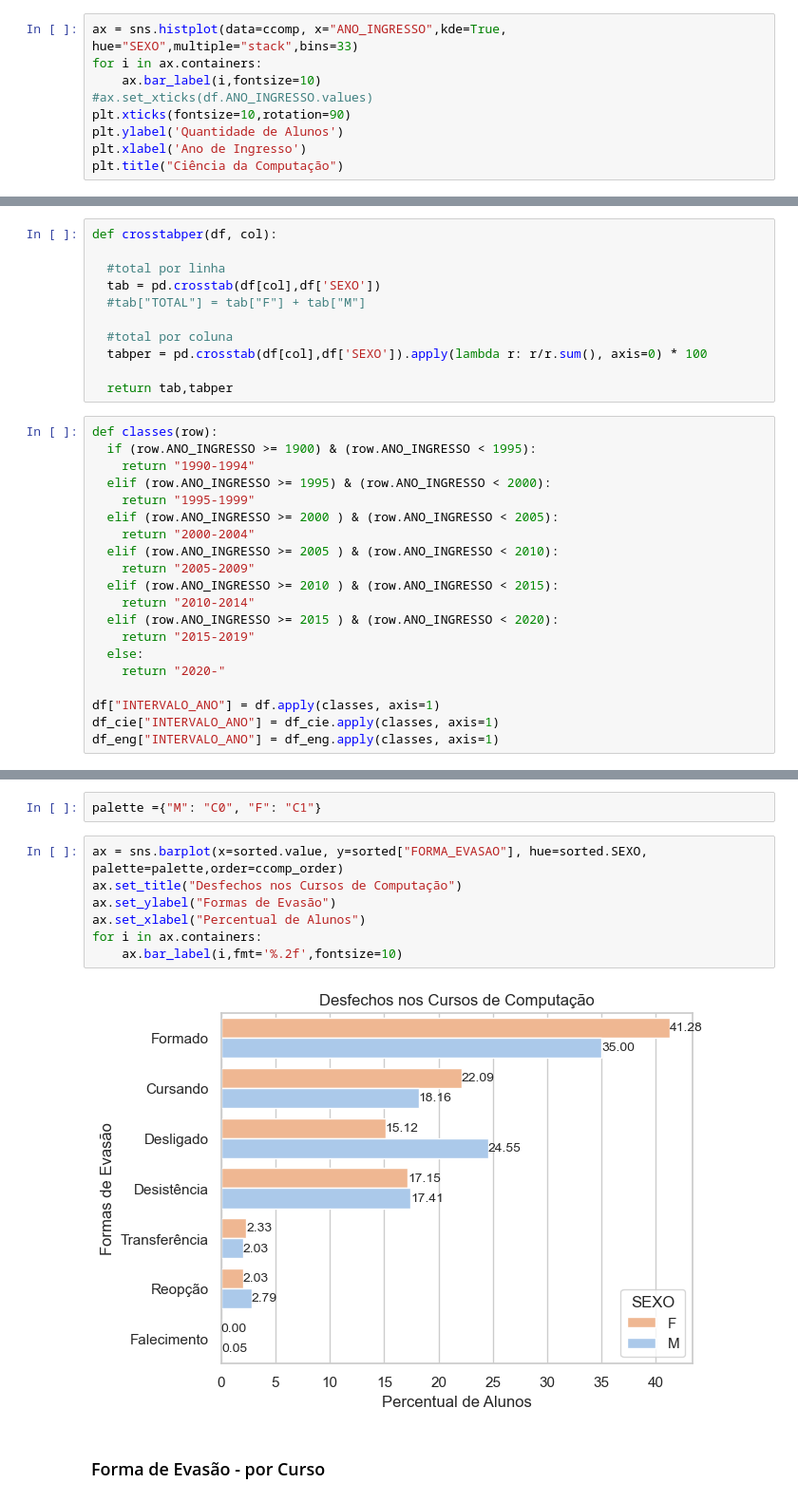
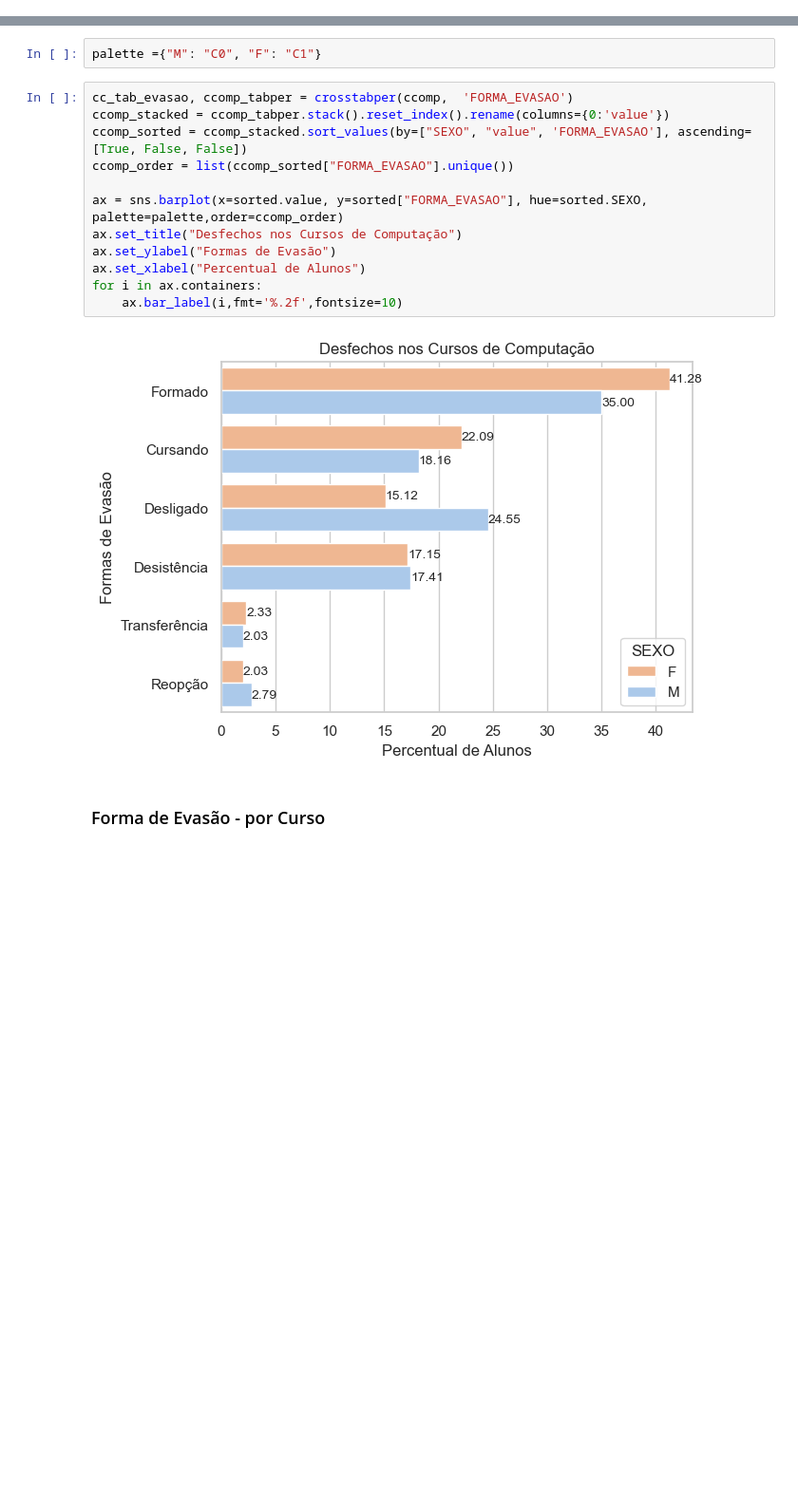
Before and after one commit to ceccoRebeca/mulherescomputacao, a Jupyter notebook: Proplan/EDA_DadosProplan.ipynb, the cells around one changed output, grey strips where cells are left out. Shown at 95% size. Saved outputs shown, nothing was run; the diff lists cells and outputs as text; blank space fills up the shorter version.

```diff
--- a/Proplan/EDA_DadosProplan.ipynb
+++ b/Proplan/EDA_DadosProplan.ipynb
@@ -271,9 +250,0 @@ Text(0.5, 1.0, 'Geral')
-# %%
-ax = sns.histplot(data=ccomp, x="ANO_INGRESSO",kde=True, hue="SEXO",multiple="stack",bins=33)
-for i in ax.containers:
-    ax.bar_label(i,fontsize=10)
-#ax.set_xticks(df.ANO_INGRESSO.values)
-plt.xticks(fontsize=10,rotation=90)
-plt.ylabel('Quantidade de Alunos')
-plt.xlabel('Ano de Ingresso')
-plt.title("Ciência da Computação")
@@ -343,31 +250,0 @@ def crosstabper_linha(df,col):
-# %%
-def crosstabper(df, col):
-
-  #total por linha
-  tab = pd.crosstab(df[col],df['SEXO'])
-  #tab["TOTAL"] = tab["F"] + tab["M"]
-
-  #total por coluna
-  tabper = pd.crosstab(df[col],df['SEXO']).apply(lambda r: r/r.sum(), axis=0) * 100
-
-  return tab,tabper
-# %%
-def classes(row):
-  if (row.ANO_INGRESSO >= 1900) & (row.ANO_INGRESSO < 1995):
-    return "1990-1994"
-  elif (row.ANO_INGRESSO >= 1995) & (row.ANO_INGRESSO < 2000):
-    return "1995-1999"
-  elif (row.ANO_INGRESSO >= 2000 ) & (row.ANO_INGRESSO < 2005):
-    return "2000-2004"
-  elif (row.ANO_INGRESSO >= 2005 ) & (row.ANO_INGRESSO < 2010):
-    return "2005-2009"
-  elif (row.ANO_INGRESSO >= 2010 ) & (row.ANO_INGRESSO < 2015):
-    return "2010-2014"
-  elif (row.ANO_INGRESSO >= 2015 ) & (row.ANO_INGRESSO < 2020):
-    return "2015-2019"
-  else:
-    return "2020-"
-
-df["INTERVALO_ANO"] = df.apply(classes, axis=1)
-df_cie["INTERVALO_ANO"] = df_cie.apply(classes, axis=1)
-df_eng["INTERVALO_ANO"] = df_eng.apply(classes, axis=1)
@@ -537,13 +401,18 @@ sorted = stacked.sort_values(['value',"FORMA_EVASAO"],ascending=False)
 # %%
 palette ={"M": "C0", "F": "C1"}
 # %%
+cc_tab_evasao, ccomp_tabper = crosstabper(ccomp,  'FORMA_EVASAO')
+ccomp_stacked = ccomp_tabper.stack().reset_index().rename(columns={0:'value'})
+ccomp_sorted = ccomp_stacked.sort_values(by=["SEXO", "value", 'FORMA_EVASAO'], ascending=[True, False, False])
+ccomp_order = list(ccomp_sorted["FORMA_EVASAO"].unique())
+
 ax = sns.barplot(x=sorted.value, y=sorted["FORMA_EVASAO"], hue=sorted.SEXO, palette=palette,order=ccomp_order)
 ax.set_title("Desfechos nos Cursos de Computação")
 ax.set_ylabel("Formas de Evasão")
 ax.set_xlabel("Percentual de Alunos")
 for i in ax.containers:
     ax.bar_label(i,fmt='%.2f',fontsize=10)
 # %% [output]
-[figure, old version]
+[figure, new version]
 # %% [markdown]
 ### Forma de Evasão - por Curso
```
Also changed, not shown: parts of 74 cells of this notebook, 21 other files.
